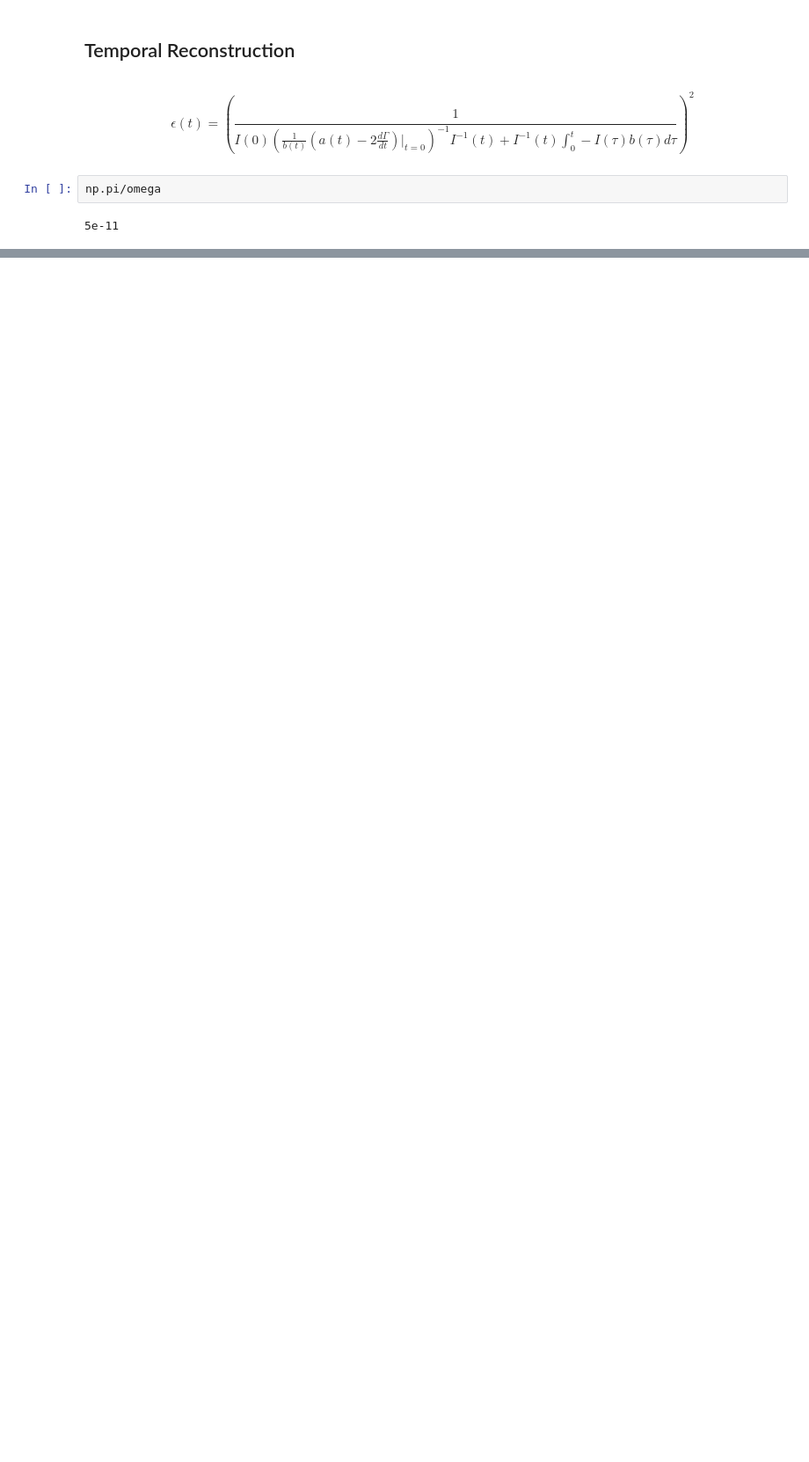
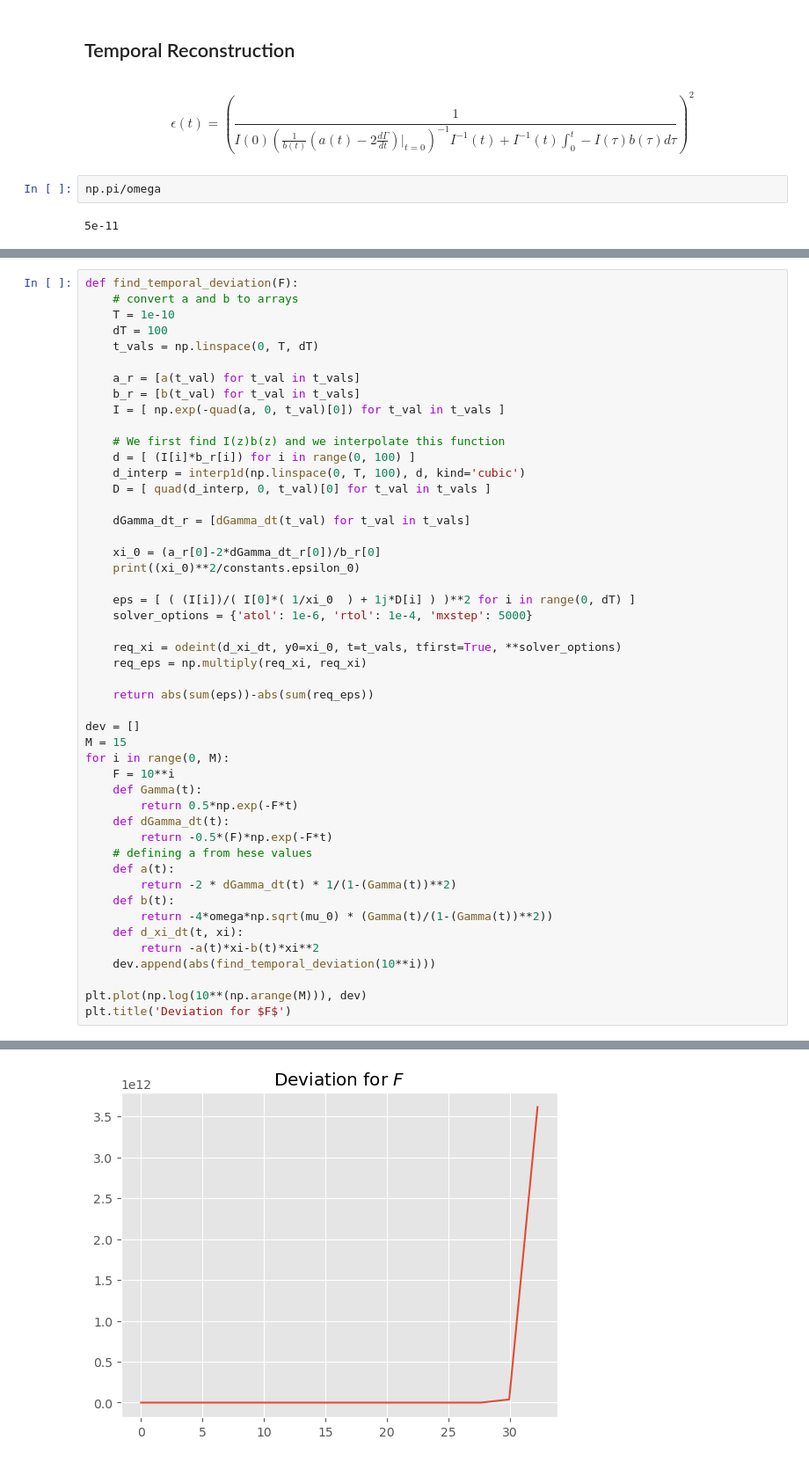
Before and after one commit to Mazz84002/Final-Year-Project, a Jupyter notebook: Numerically Checking Results/fplots.ipynb, the cells around one changed output, grey strips where cells are left out. Shown: that part at 88% size. Drawn from its saved outputs; the diff is of its cells as text; blank space fills up the shorter version.

```diff
--- a/Numerically Checking Results/fplots.ipynb
+++ b/Numerically Checking Results/fplots.ipynb
@@ -278,0 +273,49 @@ plt.show()
+# %%
+def find_temporal_deviation(F):
+    # convert a and b to arrays
+    T = 1e-10
+    dT = 100
+    t_vals = np.linspace(0, T, dT)
+
+    a_r = [a(t_val) for t_val in t_vals]
+    b_r = [b(t_val) for t_val in t_vals]
+    I = [ np.exp(-quad(a, 0, t_val)[0]) for t_val in t_vals ]
+
+    # We first find I(z)b(z) and we interpolate this function
+    d = [ (I[i]*b_r[i]) for i in range(0, 100) ]
+    d_interp = interp1d(np.linspace(0, T, 100), d, kind='cubic')
+    D = [ quad(d_interp, 0, t_val)[0] for t_val in t_vals ]
+
+    dGamma_dt_r = [dGamma_dt(t_val) for t_val in t_vals]
+
+    xi_0 = (a_r[0]-2*dGamma_dt_r[0])/b_r[0]
+    print((xi_0)**2/constants.epsilon_0)
+
+    eps = [ ( (I[i])/( I[0]*( 1/xi_0  ) + 1j*D[i] ) )**2 for i in range(0, dT) ]
+    solver_options = {'atol': 1e-6, 'rtol': 1e-4, 'mxstep': 5000}
+
+    req_xi = odeint(d_xi_dt, y0=xi_0, t=t_vals, tfirst=True, **solver_options)
+    req_eps = np.multiply(req_xi, req_xi)
+
+    return abs(sum(eps))-abs(sum(req_eps))
+
+dev = []
+M = 15
+for i in range(0, M):
+    F = 10**i
+    def Gamma(t):
+        return 0.5*np.exp(-F*t)
+    def dGamma_dt(t):
+        return -0.5*(F)*np.exp(-F*t)
+    # defining a from hese values
+    def a(t):
+        return -2 * dGamma_dt(t) * 1/(1-(Gamma(t))**2)
+    def b(t):
+        return -4*omega*np.sqrt(mu_0) * (Gamma(t)/(1-(Gamma(t))**2))
+    def d_xi_dt(t, xi):
+        return -a(t)*xi-b(t)*xi**2
+    dev.append(abs(find_temporal_deviation(10**i)))
+
+plt.plot(np.log(10**(np.arange(M))), dev)
+plt.title('Deviation for $F$')
+# %% [output]
@@ -278,0 +338 @@ plt.show()
+[figure, added]
```
Also changed, not shown: parts of 11 cells of this notebook.
